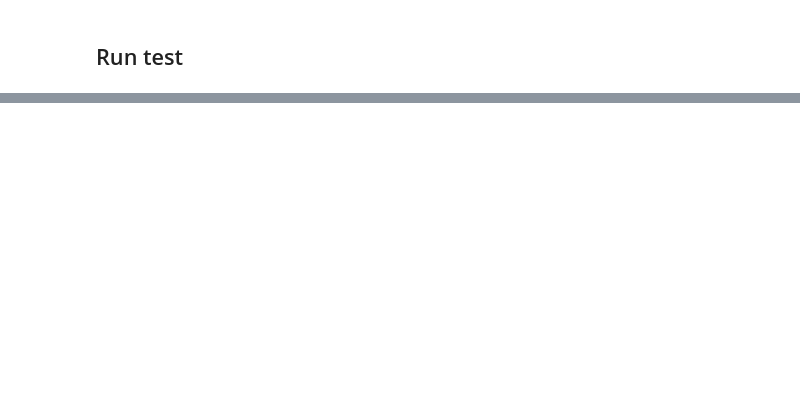
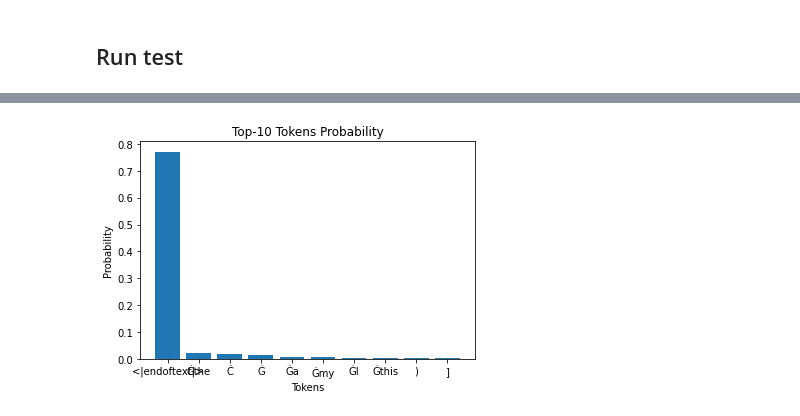
Before and after one commit to Myashka/CQA_RLHF, a Jupyter notebook: sft/run.ipynb, the cells around one changed output, grey strips where cells are left out. Saved outputs shown, nothing was run; the diff lists cells and outputs as text; code cells hidden in the pictures; blank space fills up the shorter version.

```diff
--- a/sft/run.ipynb
+++ b/sft/run.ipynb
@@ -105,0 +237,7 @@ with open("test_config.yaml", "w") as outfile:
+# %%
+model = model.to(device)
+# %%
+question = """Question\nI have clustered the pixels of an image into clusters of different sizes and shapes. I want to max pool each cluster as fast as possible because the max pooling happens in one layer of my CNN. To clarify: Input is a batch of images with the following shape [batch_size, height of image, width of image, number of channels]. I have clustered each image before I start training my CNN. So for each image I have a ndarray of labels with shape [height of image, width of image]. How can I max pool over all pixels of an image that have the same label for all labels? I understand how to do it with a of for loop but that is painstakingly slow. I am searching for a fast solution that ideally can max pool over every cluster of each image in less than a second. For implementation, I use Python3.7 and PyTorch."""
+# %%
+inputs = tokenizer(question, return_tensors="pt", truncation=True,
+                max_length=512, padding='max_length').to(device)
@@ -105,0 +248,16 @@ with open("test_config.yaml", "w") as outfile:
+# %%
+model.eval()
+output_1 = F.softmax(model(**inputs).logits[0], 1)[-1]
+# %%
+top_k = torch.topk(output_1.to('cpu'), k=10)
+top_k_probs = top_k.values.detach().numpy()
+top_k_tokens = tokenizer.convert_ids_to_tokens(top_k.indices.numpy())
+
+# Визуализация топ-10 токенов и их вероятностей
+plt.bar(top_k_tokens, top_k_probs)
+plt.xlabel("Tokens")
+plt.ylabel("Probability")
+plt.title("Top-10 Tokens Probability")
+plt.show()
+# %% [output]
+[figure, added]
```
Also changed, not shown: parts of 31 cells of this notebook, 2 other files.
